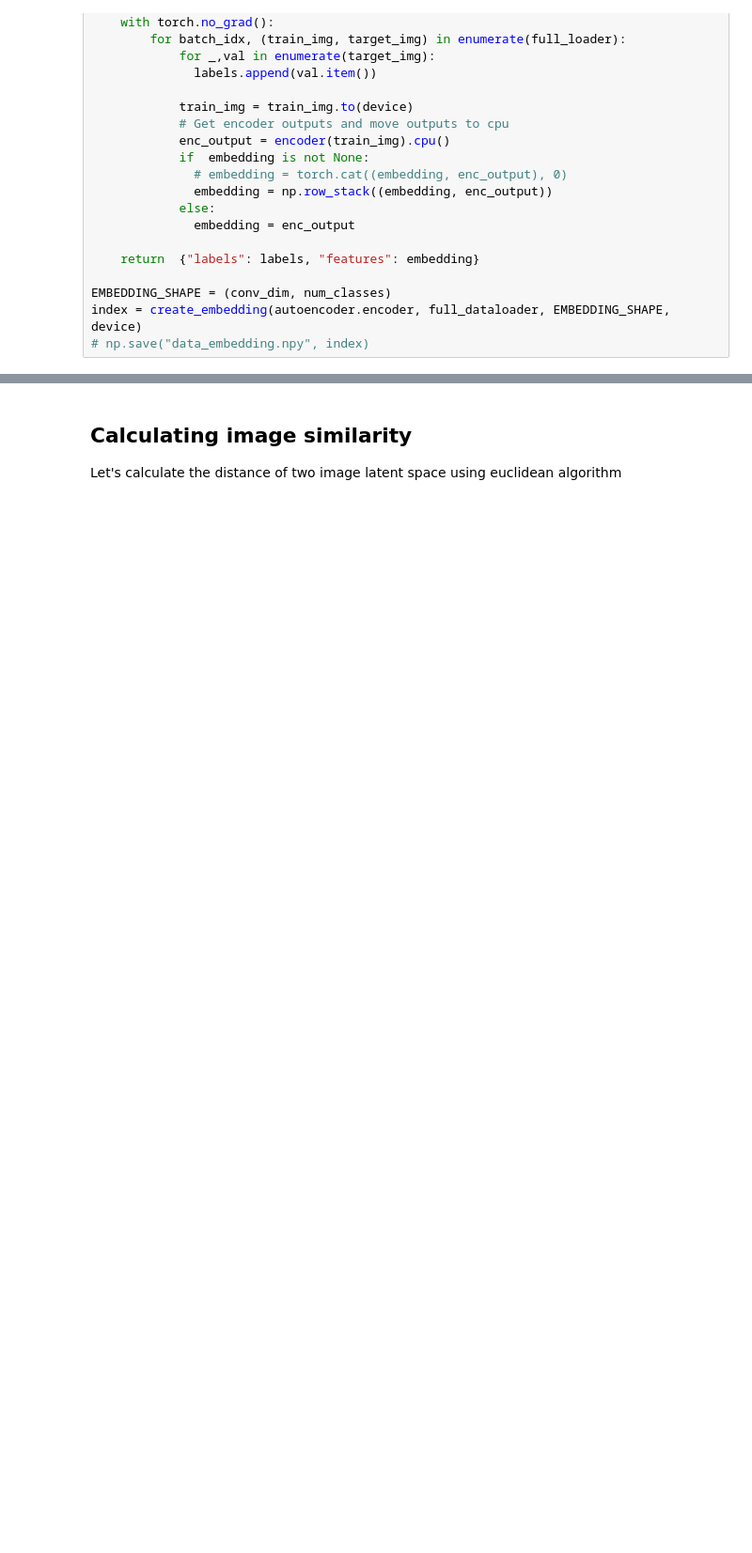
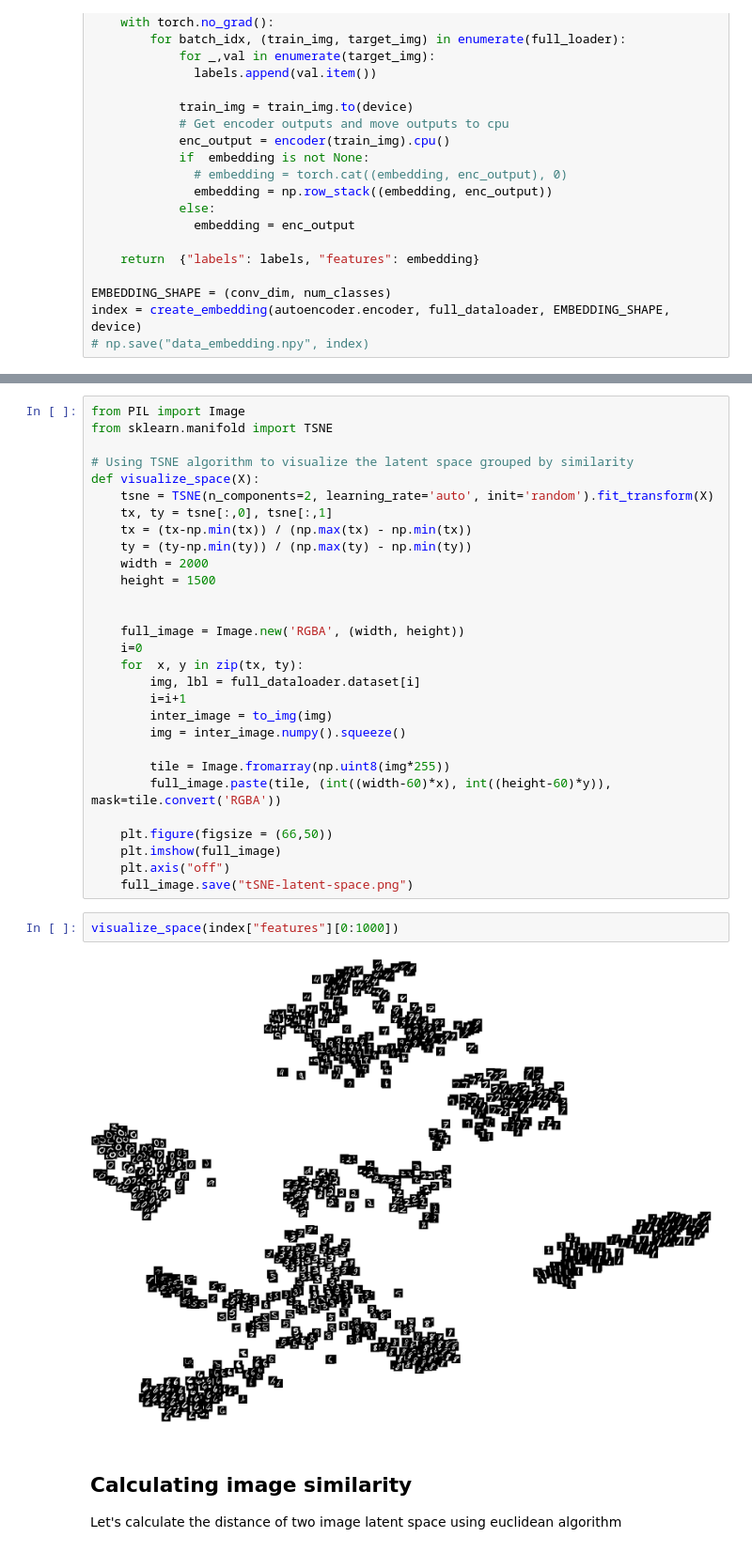
Before and after one commit to apssouza22/cnn-for-devs, a Jupyter notebook: g-image-similarity.ipynb, the cells around one changed output, grey strips where cells are left out. Shown at 94% size. Cells and saved outputs as stored; diff of their text form; blank space fills up the shorter version.

```diff
--- a/g-image-similarity.ipynb
+++ b/g-image-similarity.ipynb
@@ -162,3 +176,36 @@ This means we can take some data that lives in a high-dimensional space  and vis
+# %%
+from PIL import Image
+from sklearn.manifold import TSNE
+
+# Using TSNE algorithm to visualize the latent space grouped by similarity
+def visualize_space(X):
+    tsne = TSNE(n_components=2, learning_rate='auto', init='random').fit_transform(X)
+    tx, ty = tsne[:,0], tsne[:,1]
+    tx = (tx-np.min(tx)) / (np.max(tx) - np.min(tx))
+    ty = (ty-np.min(ty)) / (np.max(ty) - np.min(ty))
+    width = 2000
+    height = 1500
+
+
+    full_image = Image.new('RGBA', (width, height))
+    i=0
+    for  x, y in zip(tx, ty):
+        img, lbl = full_dataloader.dataset[i]
+        i=i+1
+        inter_image = to_img(img)
+        img = inter_image.numpy().squeeze()
+
+        tile = Image.fromarray(np.uint8(img*255))
+        full_image.paste(tile, (int((width-60)*x), int((height-60)*y)), mask=tile.convert('RGBA'))
+
+    plt.figure(figsize = (66,50))
+    plt.imshow(full_image)
+    plt.axis("off")
+    full_image.save("tSNE-latent-space.png")
+# %%
+visualize_space(index["features"][0:1000])
+# %% [output]
+[figure, added]
 # %% [markdown]
 ## Calculating image similarity
 
```
Also changed, not shown: parts of 6 cells of this notebook.
